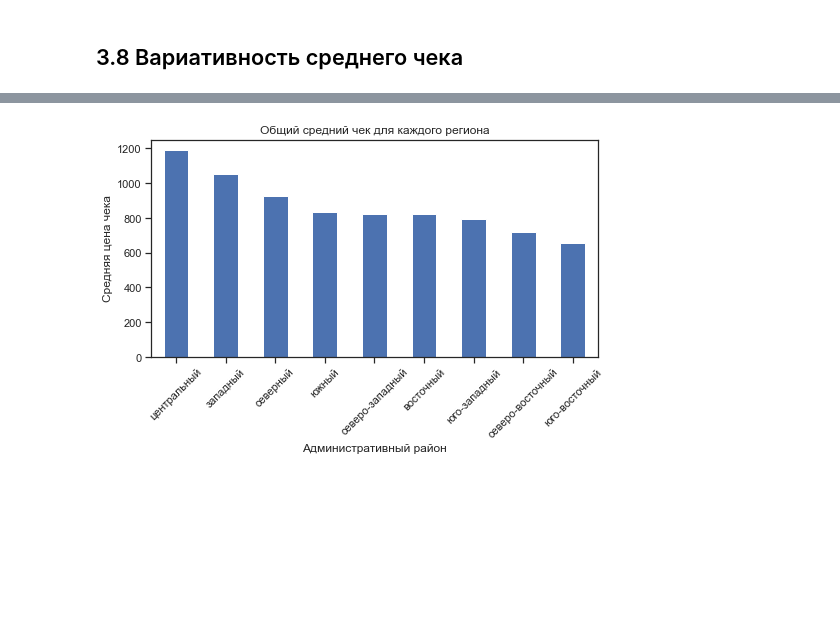
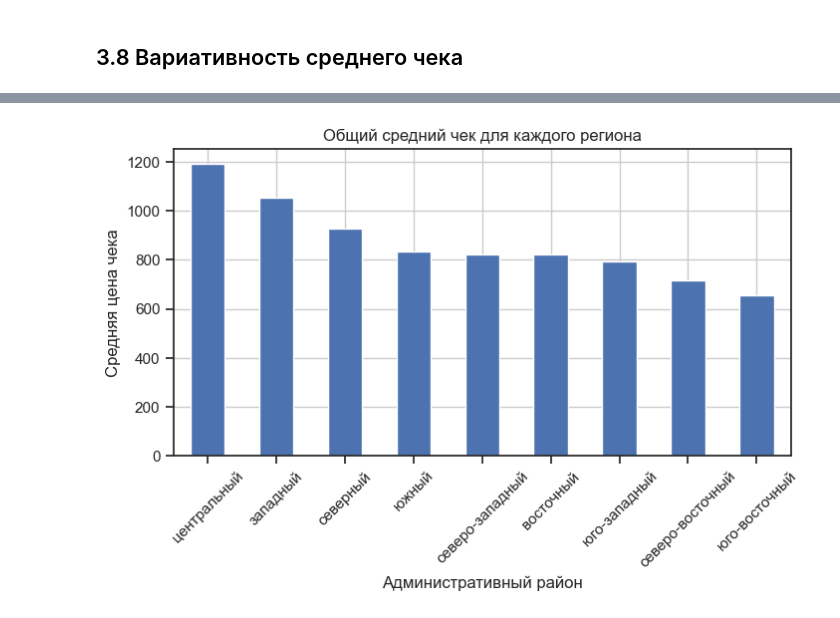
Before and after one commit to CAH0/Moscow_catering_market_research, a Jupyter notebook: File_analitics.ipynb, the cells around one changed output, grey strips where cells are left out. Saved outputs shown, nothing was run; the diff lists cells and outputs as text; code cells hidden in the pictures; blank space fills up the shorter version.

```diff
--- a/File_analitics.ipynb
+++ b/File_analitics.ipynb
@@ -757,17 +757,18 @@ display(df_clean1)
 # %%
 plt.figure(figsize=(8,4))
 
 df_clean1['mean'].plot(
     kind='bar',
     rot=45,
     title = 'Общий средний чек для каждого региона'
 )
 
+plt.grid()
 plt.xlabel('Административный район')
 plt.ylabel('Средняя цена чека')
 plt.show()
 # %% [output]
-[figure, old version]
+[figure, new version]
 # %%
 df_clean2 = df_clean.groupby(['addis','category'])['middle_avg_bill'].mean().sort_values(ascending=False)
 display(df_clean2['центральный'])
```
Also changed, not shown: parts of 17 cells of this notebook.
